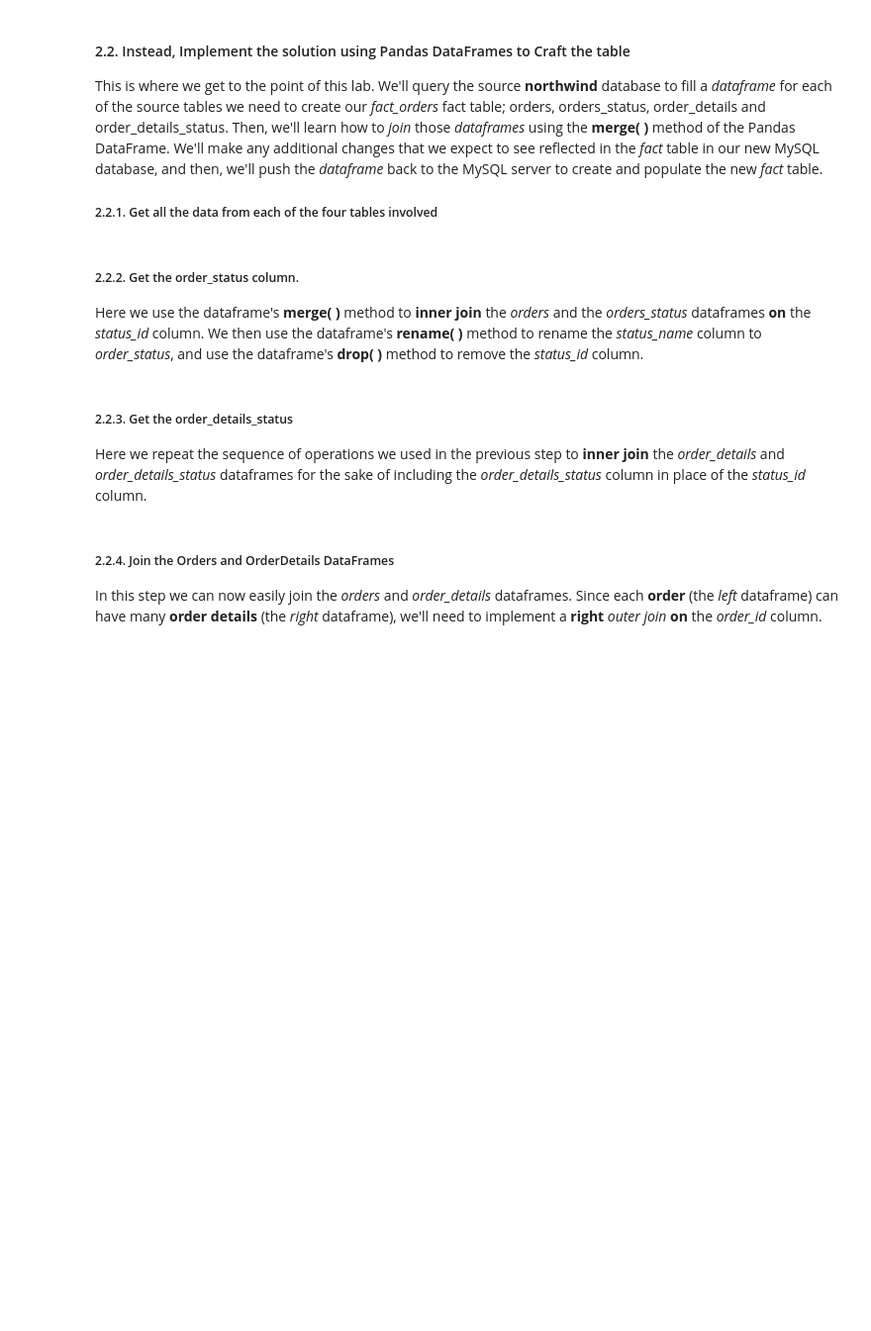
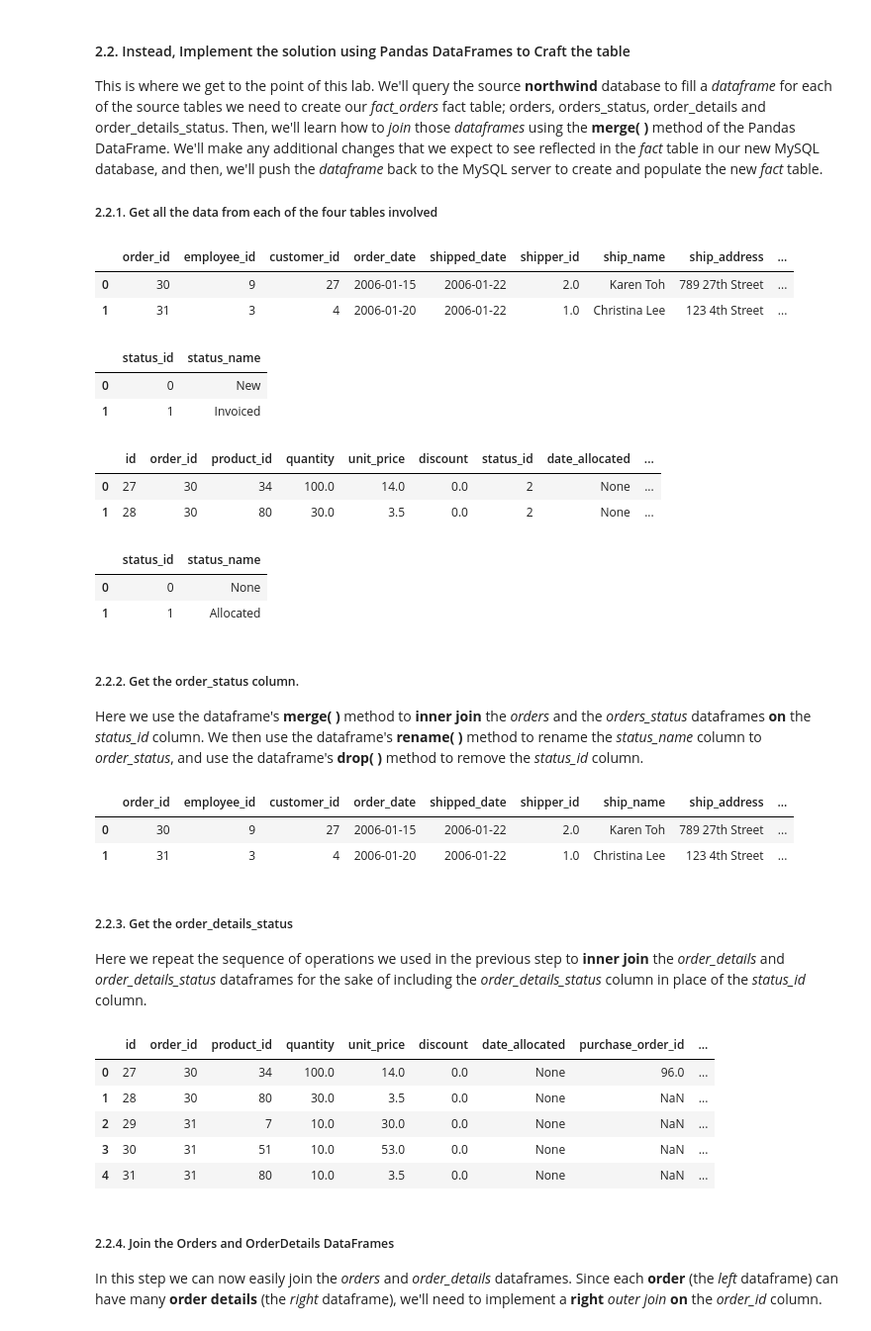
Before and after one commit to ran5tcw/DS-2002, a Jupyter notebook: Lab-03-Python-Extract-Transform-Load.ipynb, the cells around one changed output. Shown: that part at 99% size. Cells and saved outputs as stored; diff of their text form; code cells hidden in the pictures; blank space fills up the shorter version.

```diff
--- a/Lab-03-Python-Extract-Transform-Load.ipynb
+++ b/Lab-03-Python-Extract-Transform-Load.ipynb
@@ -165,41 +204,66 @@ This is where we get to the point of this lab.  We'll query the source **northwi
 # %%
 sql_orders = "SELECT * FROM northwind.orders;"
 df_orders = get_dataframe(user_id, pwd, host_name, src_dbname, sql_orders)
-df_orders.rename(columns={"id":"order_id"), inplace=True}
+df_orders.rename(columns={"id":"order_id"}, inplace=True)
 df_orders.head(2)
+# %% [output]
+|  | order_id | employee_id | customer_id | order_date | shipped_date | shipper_id | ship_name | ship_address | ... |
+| 0 | 30 | 9 | 27 | 2006-01-15 | 2006-01-22 | 2.0 | Karen Toh | 789 27th Street | ... |
+| 1 | 31 | 3 | 4 | 2006-01-20 | 2006-01-22 | 1.0 | Christina Lee | 123 4th Street | ... |
 # %%
-sql_order_status = "SELECT * FROM northwind.orders;"
+sql_order_status = "SELECT * FROM northwind.orders_status;"
 df_order_status = get_dataframe(user_id, pwd, host_name, src_dbname, sql_order_status)
-df_order_status.rename(columns={"id":"status_id"), inplace=True}
+df_order_status.rename(columns={"id":"status_id"}, inplace=True)
 df_order_status.head(2)
+# %% [output]
+|  | status_id | status_name |
+| 0 | 0 | New |
+| 1 | 1 | Invoiced |
 # %%
-sql_order_details = "SELECT * FROM northwind.orders;"
+sql_order_details = "SELECT * FROM northwind.order_details;"
 df_order_details = get_dataframe(user_id, pwd, host_name, src_dbname, sql_order_details)
-df_order_details.rename(columns={"id":"status_id"), inplace=True}
+#df_order_details.rename(columns={"id":"real_status_id"}, inplace=True)
 df_order_details.head(2)
+# %% [output]
+|  | id | order_id | product_id | quantity | unit_price | discount | status_id | date_allocated | ... |
+| 0 | 27 | 30 | 34 | 100.0 | 14.0 | 0.0 | 2 | None | ... |
+| 1 | 28 | 30 | 80 | 30.0 | 3.5 | 0.0 | 2 | None | ... |
 # %%
-sql_order_details_status = "SELECT * FROM northwind.orders;"
+sql_order_details_status = "SELECT * FROM northwind.order_details_status;"
 df_order_details_status = get_dataframe(user_id, pwd, host_name, src_dbname, sql_order_details_status)
-df_order_details_status.rename(columns={"id":"status_id"), inplace=True}
+df_order_details_status.rename(columns={"id":"status_id"}, inplace=True)
 df_order_details_status.head(2)
+# %% [output]
+|  | status_id | status_name |
+| 0 | 0 | None |
+| 1 | 1 | Allocated |
 # %% [markdown]
 ##### 2.2.2. Get the order_status column.
 Here we use the dataframe's **merge( )** method to **inner join** the *orders* and the *orders_status* dataframes **on** the *status_id* column. We then use the dataframe's **rename( )** method to rename the *status_name* column to *order_status*, and use the dataframe's **drop( )** method to remove the *status_id* column.
 # %%
-
 df_orders = pd.merge(df_orders, df_order_status, on='status_id', how='inner')
-df_orders.rename(columns={"status_name:"order_status"}, inplace=True)
+df_orders.rename(columns={"status_name":"order_status"}, inplace=True)
 df_orders.drop(['status_id'], axis=1, inplace=True)
 df_orders.head(2)
+# %% [output]
+|  | order_id | employee_id | customer_id | order_date | shipped_date | shipper_id | ship_name | ship_address | ... |
+| 0 | 30 | 9 | 27 | 2006-01-15 | 2006-01-22 | 2.0 | Karen Toh | 789 27th Street | ... |
+| 1 | 31 | 3 | 4 | 2006-01-20 | 2006-01-22 | 1.0 | Christina Lee | 123 4th Street | ... |
 # %% [markdown]
 ##### 2.2.3. Get the order_details_status
 Here we repeat the sequence of operations we used in the previous step to **inner join** the *order_details* and *order_details_status* dataframes for the sake of including the *order_details_status* column in place of the *status_id* column.
 # %%
-
 df_order_details = pd.merge(df_order_details, df_order_details_status, on='status_id', how='inner')
-df_orders.rename(columns={"status_name:"order_details_status"}, inplace=True)
-df_orders.drop(['status_id'], axis=1, inplace=True)
-df_orders.head(2)
+df_order_details.rename(columns={"status_name":"order_details_status"}, inplace=True)
+df_order_details.drop(['status_id'], axis=1, inplace=True)
+df_order_details.head()
+# %% [output]
+|  | id | order_id | product_id | quantity | unit_price | discount | date_allocated | purchase_order_id | ... |
+| 0 | 27 | 30 | 34 | 100.0 | 14.0 | 0.0 | None | 96.0 | ... |
+| 1 | 28 | 30 | 80 | 30.0 | 3.5 | 0.0 | None | NaN | ... |
+| 2 | 29 | 31 | 7 | 10.0 | 30.0 | 0.0 | None | NaN | ... |
+| 3 | 30 | 31 | 51 | 10.0 | 53.0 | 0.0 | None | NaN | ... |
+| 4 | 31 | 31 | 80 | 10.0 | 3.5 | 0.0 | None | NaN | ... |
 # %% [markdown]
 ##### 2.2.4. Join the Orders and OrderDetails DataFrames
 In this step we can now easily join the *orders* and *order_details* dataframes. Since each **order** (the *left* dataframe) can have many **order details** (the *right* dataframe), we'll need to implement a **right** *outer join* **on** the *order_id* column.
```
Also changed, not shown: parts of 8 cells of this notebook.
